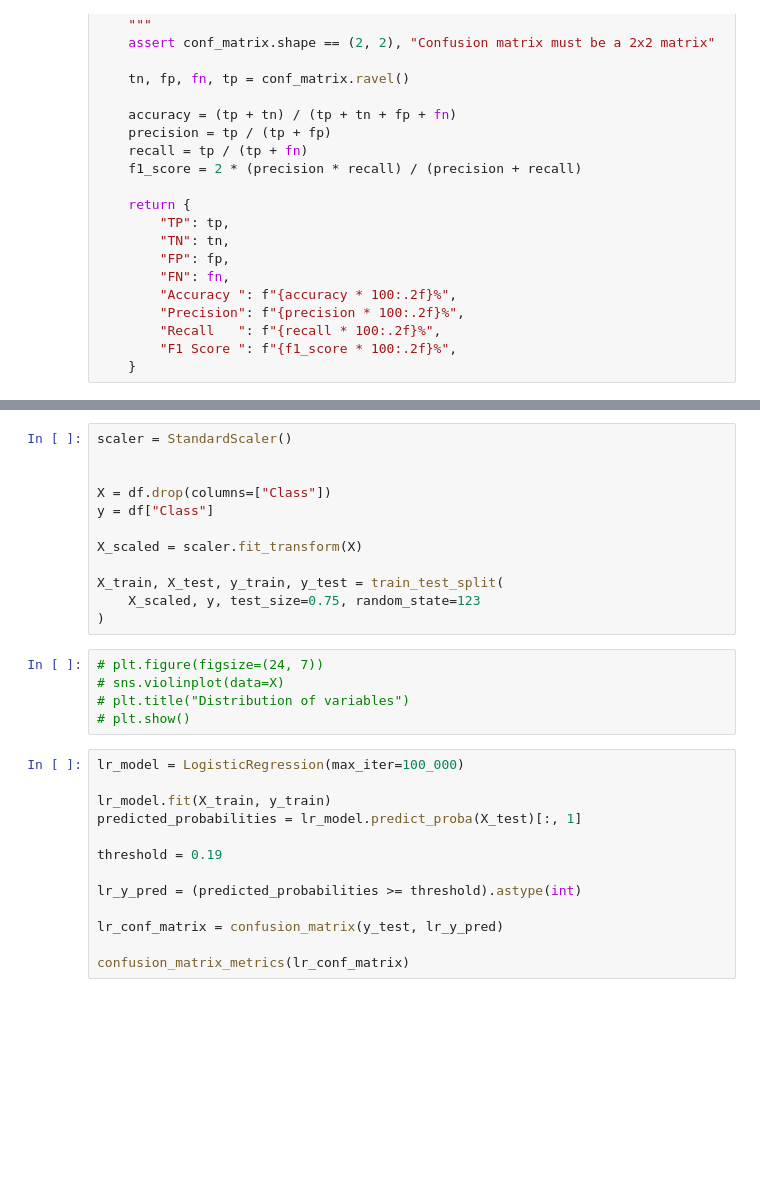
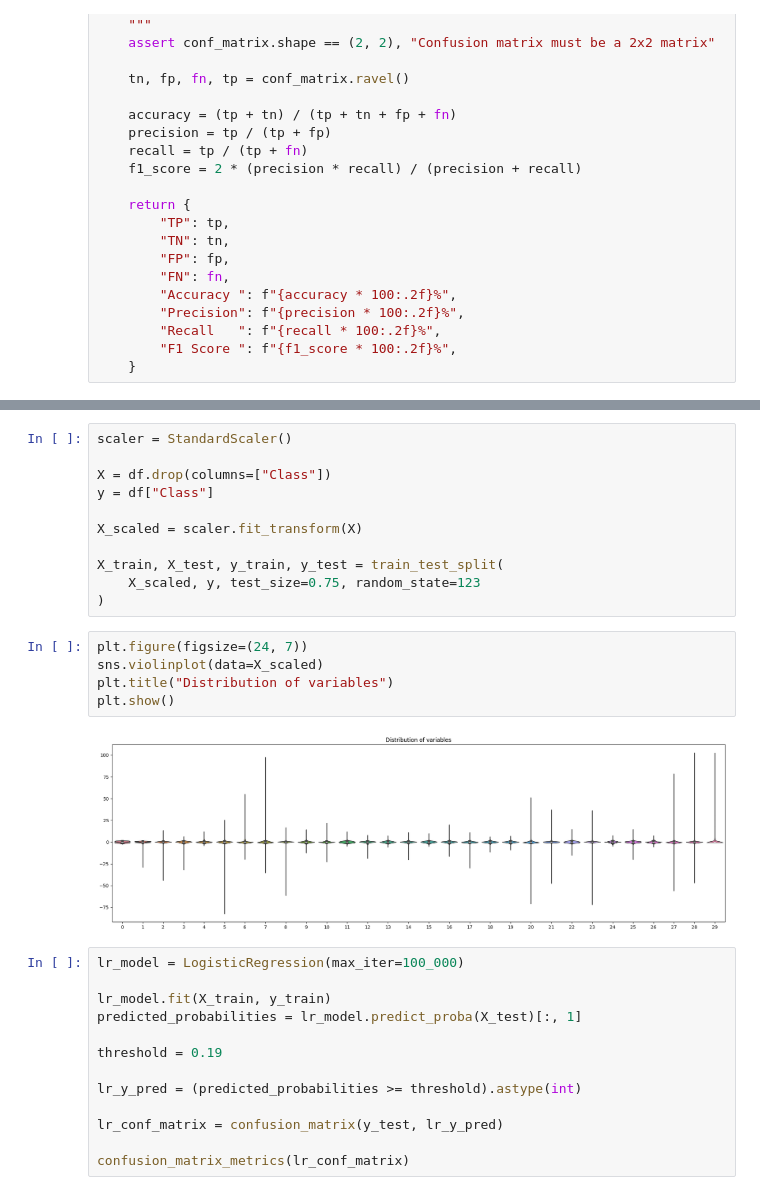
Before and after one commit to MarekFilo/Credit-Card-Fraud-Detection, a Jupyter notebook: main.ipynb, the cells around one changed output, grey strips where cells are left out. Cells and saved outputs as stored; diff of their text form; blank space fills up the shorter version.

```diff
--- a/main.ipynb
+++ b/main.ipynb
@@ -111,6 +114,5 @@ def confusion_matrix_metrics(conf_matrix: np.ndarray) -> dict:
 # %%
 scaler = StandardScaler()
-
 
 X = df.drop(columns=["Class"])
 y = df["Class"]
@@ -121,10 +123,12 @@ X_train, X_test, y_train, y_test = train_test_split(
     X_scaled, y, test_size=0.75, random_state=123
 )
 # %%
-# plt.figure(figsize=(24, 7))
-# sns.violinplot(data=X)
-# plt.title("Distribution of variables")
-# plt.show()
+plt.figure(figsize=(24, 7))
+sns.violinplot(data=X_scaled)
+plt.title("Distribution of variables")
+plt.show()
+# %% [output]
+[figure, added]
 # %%
 lr_model = LogisticRegression(max_iter=100_000)
 
```
Also changed, not shown: parts of 4 cells of this notebook.
